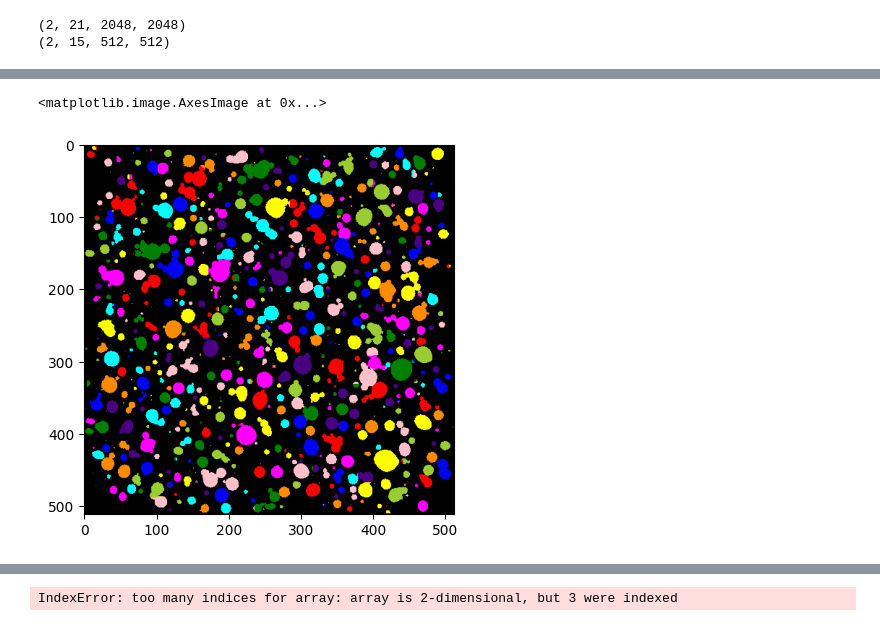
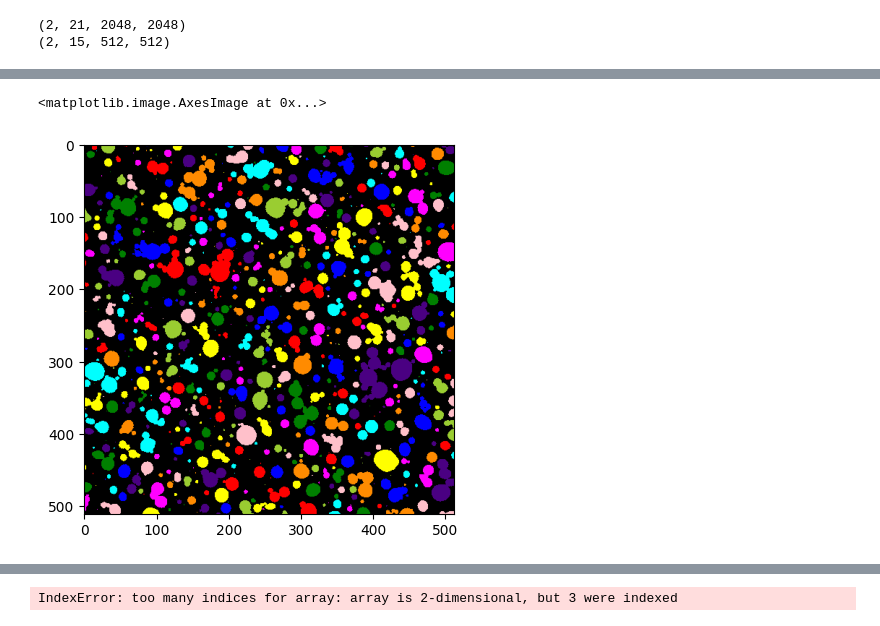
Before and after one commit to Gladfelter-Lab/condensate-analysis, a Jupyter notebook: notebooks/tmp_dev.ipynb, the cells around one changed output, grey strips where cells are left out. Saved outputs shown, nothing was run; the diff lists cells and outputs as text; code cells hidden in the pictures.

```diff
--- a/notebooks/tmp_dev.ipynb
+++ b/notebooks/tmp_dev.ipynb
@@ -14,2 +19,2 @@ print(img.shape)
 # %%
-masked, rgb = ca.mask_image(img[0,7,:,:], threshold="otsu", watershed=3, background_sub=False)
+masked, rgb = ca.mask_image(img[0,:,:,:], clear_border=False)
@@ -36,5 +59,5 @@ ca.featurize_image(img[0,7,:,:], masked, features=["area"])
 # %%
-plt.imshow(rgb)
+plt.imshow(rgb[7])
 # %% [output]
 <matplotlib.image.AxesImage at 0x...>
-[figure, old version]
+[figure, new version]
```
Also changed, not shown: parts of 5 cells of this notebook, 2 other files.
